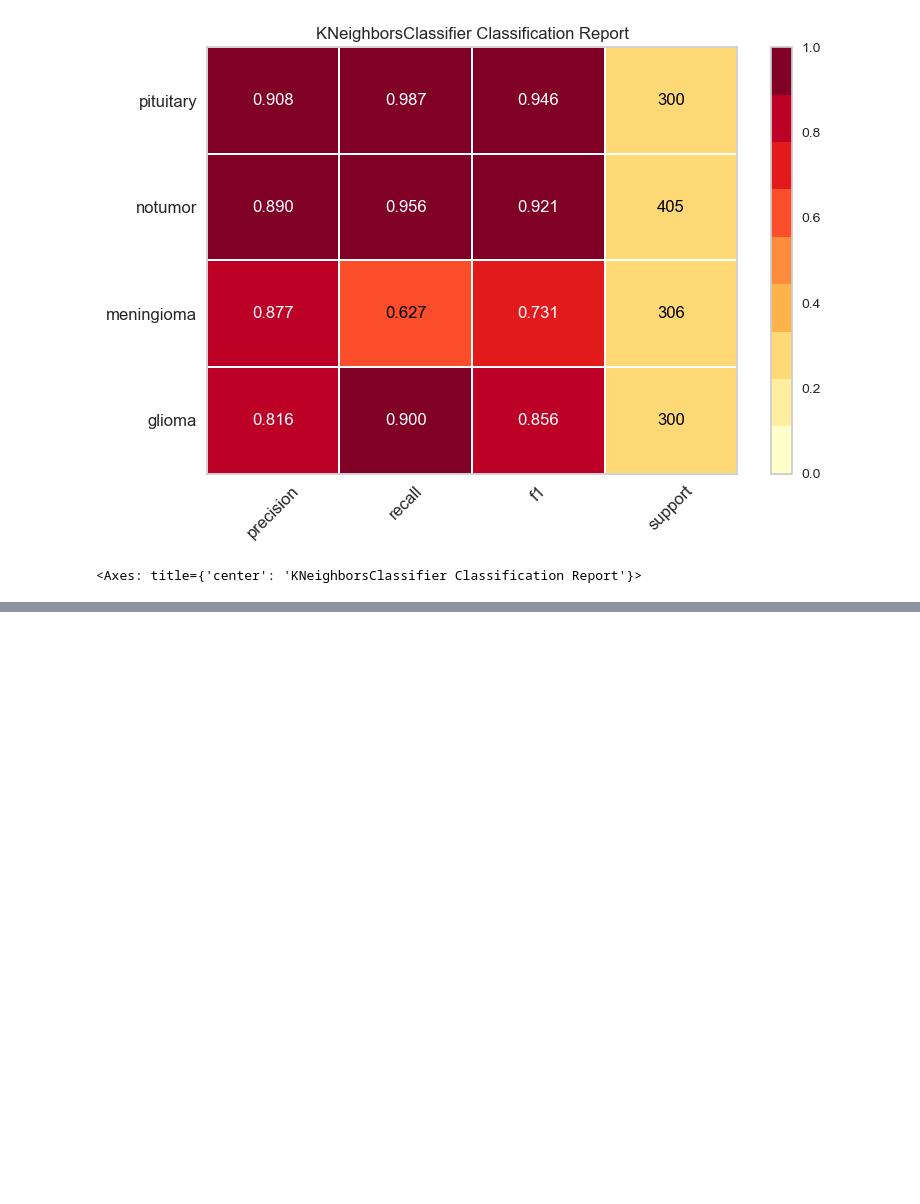
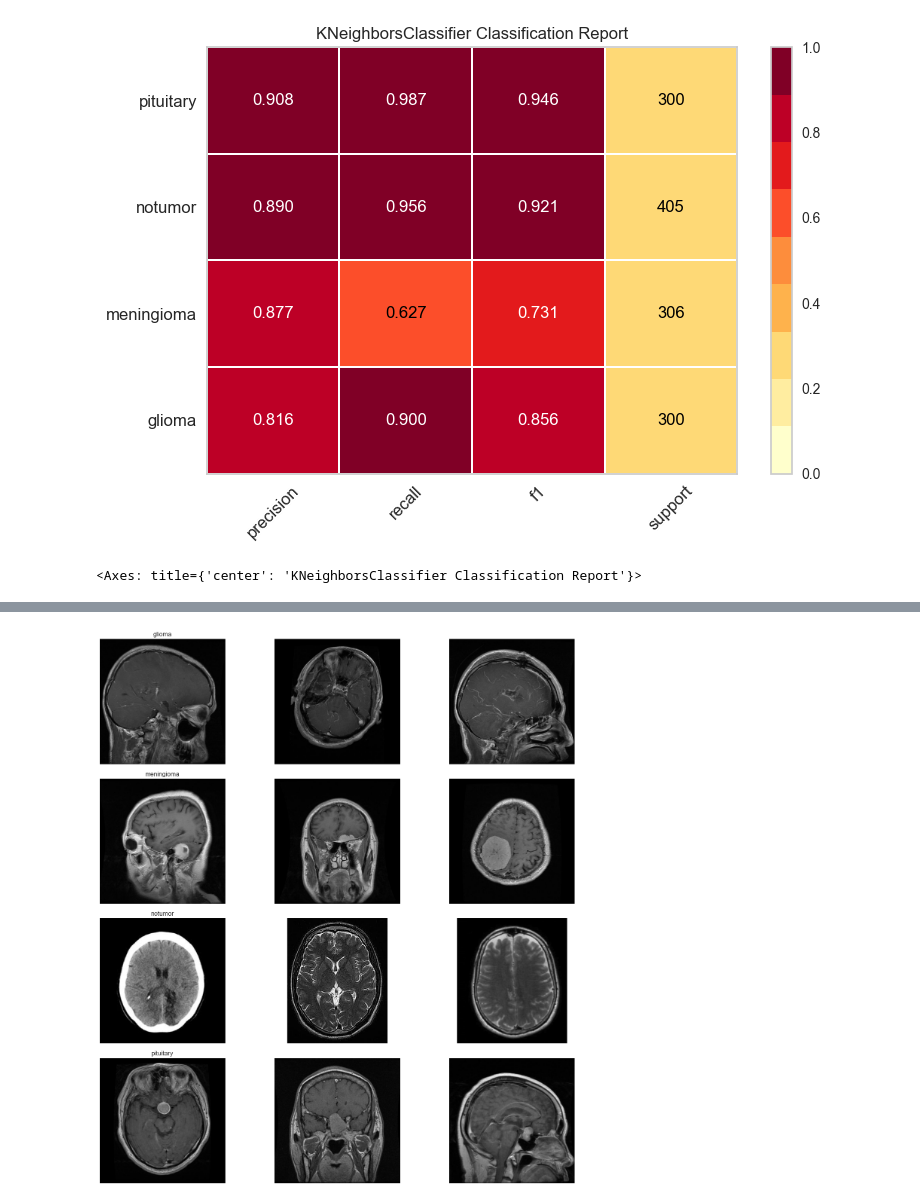
Before and after one commit to ehsanestaji/Brain-Tumor-Detection, a Jupyter notebook: Brain-Tumor.ipynb, the cells around one changed output, grey strips where cells are left out. Drawn from its saved outputs; the diff is of its cells as text; code cells hidden in the pictures; blank space fills up the shorter version.

```diff
--- a/Brain-Tumor.ipynb
+++ b/Brain-Tumor.ipynb
@@ -296,0 +171,37 @@ Epoch 10/10
+# %%
+import matplotlib.pyplot as plt
+import cv2
+import random
+import os
+
+# Function to display sample images from each category
+def display_sample_images(directory, categories, num_samples=3):
+    """
+    Displays sample images from each specified category.
+
+    Parameters:
+    directory (str): The directory path where categories are located.
+    categories (list): A list of category names.
+    num_samples (int): Number of samples to display from each category.
+    """
+    fig, axes = plt.subplots(len(categories), num_samples, figsize=(15, 15))
+    for i, category in enumerate(categories):
+        category_path = os.path.join(directory, category)
+        image_files = os.listdir(category_path)
+        random_samples = random.sample(image_files, num_samples)
+        for j, sample in enumerate(random_samples):
+            image_path = os.path.join(category_path, sample)
+            image = cv2.imread(image_path, cv2.IMREAD_GRAYSCALE)
+            axes[i, j].imshow(image, cmap='gray')
+            axes[i, j].axis('off')
+            if j == 0:
+                axes[i, j].set_title(category)
+    plt.tight_layout()
+    plt.show()
+
+training_dir = 'Training'
+training_contents = ['glioma', 'meningioma', 'notumor', 'pituitary']
+# Display sample images from the Training directory
+display_sample_images(training_dir, training_contents)
+# %% [output]
+[figure, added]
```
Also changed, not shown: parts of 23 cells of this notebook.
